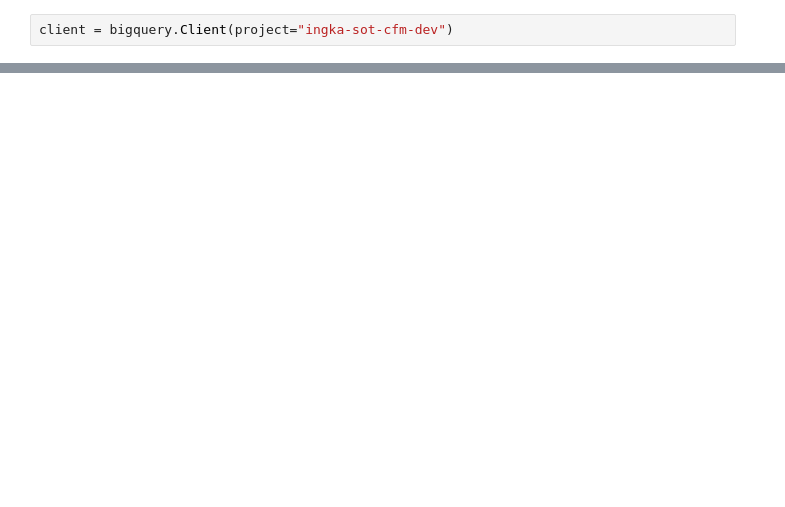
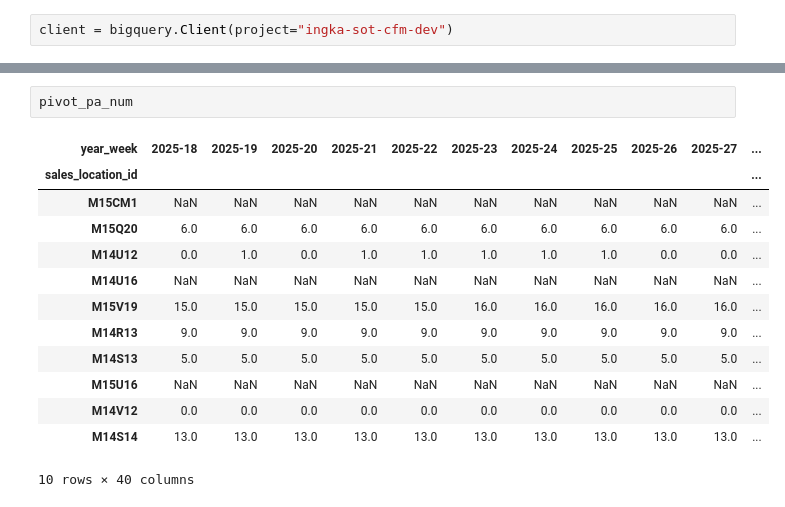
Before and after one commit to slovecchio/pmp_analysis_repo, a Jupyter notebook: Analysis_Feb_26/PA_Kompass_investigation.ipynb, the cells around one changed output, grey strips where cells are left out. Saved outputs shown, nothing was run; the diff lists cells and outputs as text; blank space fills up the shorter version.

```diff
--- a/Analysis_Feb_26/PA_Kompass_investigation.ipynb
+++ b/Analysis_Feb_26/PA_Kompass_investigation.ipynb
@@ -496,0 +777,16 @@ m
+# %%
+pivot_pa_num
+# %% [output]
+| year_week | 2025-18 | 2025-19 | 2025-20 | 2025-21 | 2025-22 | 2025-23 | 2025-24 | 2025-25 | 2025-26 | 2025-27 | ... |
+| sales_location_id |  |  |  |  |  |  |  |  |  |  | ... |
+| M15CM1 | NaN | NaN | NaN | NaN | NaN | NaN | NaN | NaN | NaN | NaN | ... |
+| M15Q20 | 6.0 | 6.0 | 6.0 | 6.0 | 6.0 | 6.0 | 6.0 | 6.0 | 6.0 | 6.0 | ... |
+| M14U12 | 0.0 | 1.0 | 0.0 | 1.0 | 1.0 | 1.0 | 1.0 | 1.0 | 0.0 | 0.0 | ... |
+| M14U16 | NaN | NaN | NaN | NaN | NaN | NaN | NaN | NaN | NaN | NaN | ... |
+| M15V19 | 15.0 | 15.0 | 15.0 | 15.0 | 15.0 | 16.0 | 16.0 | 16.0 | 16.0 | 16.0 | ... |
+| M14R13 | 9.0 | 9.0 | 9.0 | 9.0 | 9.0 | 9.0 | 9.0 | 9.0 | 9.0 | 9.0 | ... |
+| M14S13 | 5.0 | 5.0 | 5.0 | 5.0 | 5.0 | 5.0 | 5.0 | 5.0 | 5.0 | 5.0 | ... |
+| M15U16 | NaN | NaN | NaN | NaN | NaN | NaN | NaN | NaN | NaN | NaN | ... |
+| M14V12 | 0.0 | 0.0 | 0.0 | 0.0 | 0.0 | 0.0 | 0.0 | 0.0 | 0.0 | 0.0 | ... |
+| M14S14 | 13.0 | 13.0 | 13.0 | 13.0 | 13.0 | 13.0 | 13.0 | 13.0 | 13.0 | 13.0 | ... |
+10 rows × 40 columns
```
Also changed, not shown: parts of 27 cells of this notebook.
